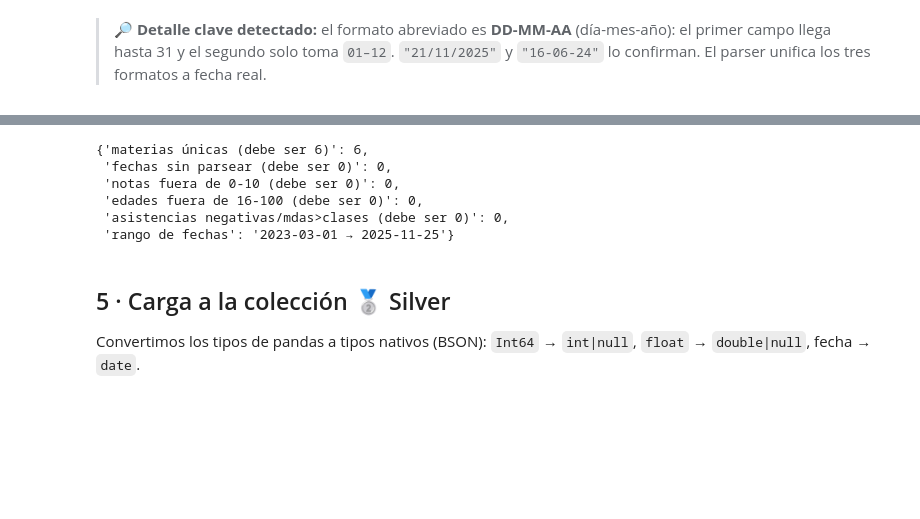
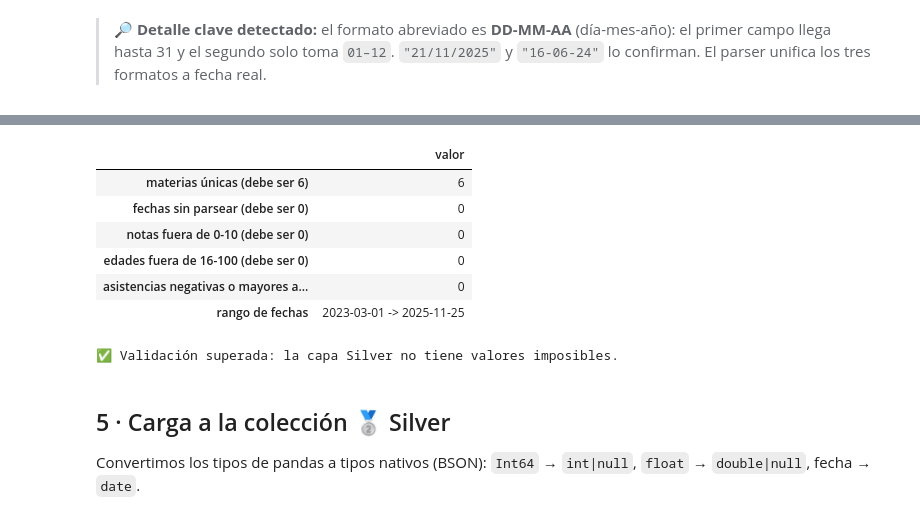
Before and after one commit to Gabito2/Integrador_DB3, a Jupyter notebook: notebooks/01_etl_mongo_limpieza.ipynb, the cells around one changed output, grey strips where cells are left out. Drawn from its saved outputs; the diff is of its cells as text; code cells hidden in the pictures; blank space fills up the shorter version.

```diff
--- a/notebooks/01_etl_mongo_limpieza.ipynb
+++ b/notebooks/01_etl_mongo_limpieza.ipynb
@@ -214,21 +157,32 @@ Limpieza aplicada. Nulos por columna:
 # %%
-# ---- Validación post-limpieza ----
-chequeos = {
-    "materias únicas (debe ser 6)": df_l["codigo_materia"].nunique(),
-    "fechas sin parsear (debe ser 0)": int(df_l["fecha_examen"].isna().sum()),
-    "notas fuera de 0-10 (debe ser 0)": int((~df_l["nota"].dropna().between(0, 10)).sum()),
-    "edades fuera de 16-100 (debe ser 0)": int((~df_l["edad_alumno"].dropna().between(16, 100)).sum()),
-    "asistencias negativas/mdas>clases (debe ser 0)": int((df_l["asistencias"].dropna() < 0).sum()),
-    "rango de fechas": f"{df_l['fecha_examen'].min():%Y-%m-%d} → {df_l['fecha_examen'].max():%Y-%m-%d}",
-}
-chequeos
+# ---- Validación post-limpieza (la misma que corren los tests) ----
+chequeos = pd.Series(
+    {
+        "materias únicas (debe ser 6)": reporte["materias_unicas"],
+        "fechas sin parsear (debe ser 0)": reporte["fechas_sin_parsear"],
+        "notas fuera de 0-10 (debe ser 0)": reporte["notas_fuera_rango"],
+        "edades fuera de 16-100 (debe ser 0)": reporte["edades_fuera_rango"],
+        "asistencias negativas o mayores a clases (debe ser 0)": reporte["asistencias_inconsistentes"],
+        "rango de fechas": reporte["rango_fechas"],
+    },
+    name="valor",
+)
+display(chequeos.to_frame())
+
+assert reporte["fechas_sin_parsear"] == 0
+assert reporte["notas_fuera_rango"] == 0
+assert reporte["edades_fuera_rango"] == 0
+assert reporte["asistencias_inconsistentes"] == 0
+print("✅ Validación superada: la capa Silver no tiene valores imposibles.")
 # %% [output]
+|  | valor |
+| materias únicas (debe ser 6) | 6 |
+| fechas sin parsear (debe ser 0) | 0 |
+| notas fuera de 0-10 (debe ser 0) | 0 |
+| edades fuera de 16-100 (debe ser 0) | 0 |
+| asistencias negativas o mayores a... | 0 |
+| rango de fechas | 2023-03-01 -> 2025-11-25 |
-{'materias únicas (debe ser 6)': 6,
- 'fechas sin parsear (debe ser 0)': 0,
- 'notas fuera de 0-10 (debe ser 0)': 0,
- 'edades fuera de 16-100 (debe ser 0)': 0,
- 'asistencias negativas/mdas>clases (debe ser 0)': 0,
- 'rango de fechas': '2023-03-01 → 2025-11-25'}
+✅ Validación superada: la capa Silver no tiene valores imposibles.
 # %% [markdown]
 ## 5 · Carga a la colección 🥈 Silver
 
```
Also changed, not shown: parts of 6 cells of this notebook, 18 other files.
